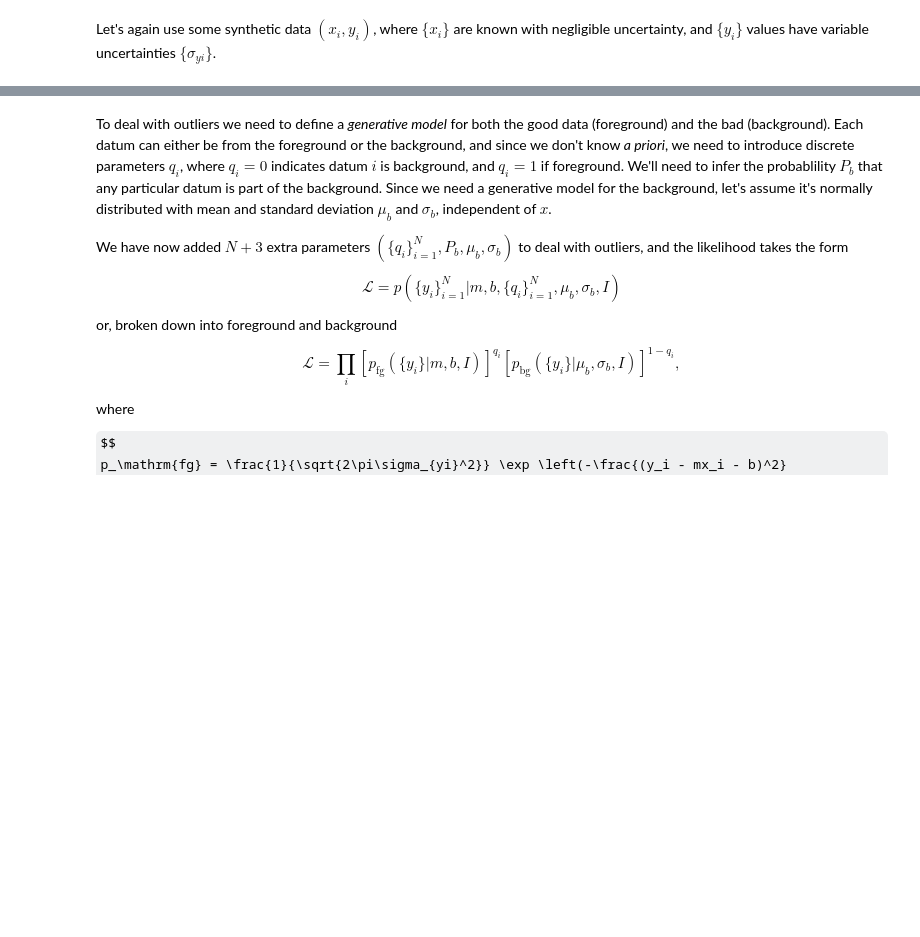
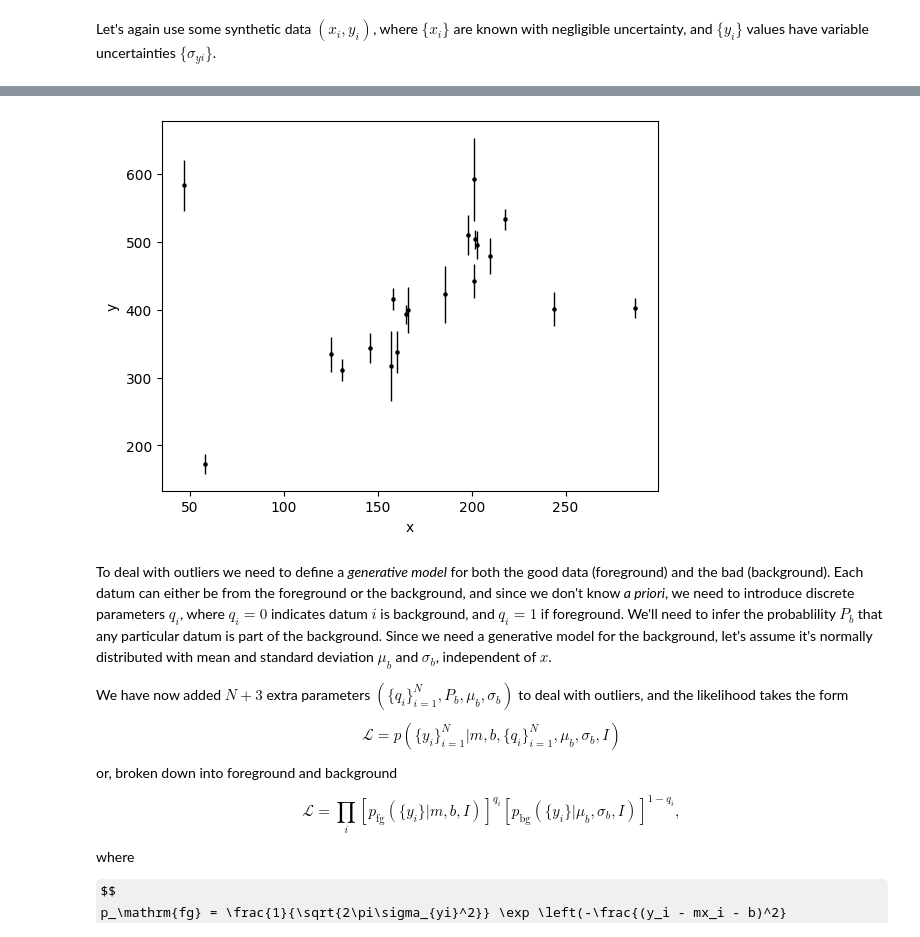
Before and after one commit to wrighj26/scicomp2_F25_wright, a Jupyter notebook: notebooks/Modeling Outliers w NumPyro.ipynb, the cells around one changed output, grey strips where cells are left out. Drawn from its saved outputs; the diff is of its cells as text; code cells hidden in the pictures; some formulas as TeX source; blank space fills up the shorter version.

```diff
--- a/notebooks/Modeling Outliers w NumPyro.ipynb
+++ b/notebooks/Modeling Outliers w NumPyro.ipynb
@@ -17,3 +17,6 @@ import arviz as az
 This notebook ended up mirroring much of the work in [Dan Foreman-Mackey's blog post](https://dfm.io/posts/intro-to-numpyro/).
 # %% [markdown]
 Let's again use some synthetic data $(x_i,y_i)$, where $\{x_i\}$ are known with negligible uncertainty, and $\{y_i\}$ values have variable uncertainties $\{\sigma_{yi}\}$.
+# %%
+data = genfromtxt('../data/data_yerr.dat', names=True, comments='#', delimiter='&')
+data
@@ -20,3 +35,13 @@ Let's again use some synthetic data $(x_i,y_i)$, where $\{x_i\}$ are known with
+# %%
+def plot_data():
+    plt.errorbar(data['x'], data['y'], yerr=data['sigm_y'], fmt=",k", ms=0, capsize=0, lw=1)
+    plt.scatter(data['x'], data['y'], marker="o", s=5, c="k", label="data")
+    plt.xlabel('x')
+    plt.ylabel('y')
+# %%
+plot_data()
+# %% [output]
+[figure, added]
 # %% [markdown]
 To deal with outliers we need to define a *generative model* for both the good data (foreground) and the bad (background).  Each datum can either be from the foreground or the background, and since we don't know *a priori*, we need to introduce discrete parameters $q_i$, where $q_i=0$ indicates datum $i$ is background, and $q_i=1$ if foreground.  We'll need to infer the probablility $P_b$ that any particular datum is part of the background.  Since we need a generative model for the background, let's assume it's normally distributed with mean and standard deviation $\mu_b$ and $\sigma_b$, independent of $x$.
 
```
Also changed, not shown: parts of 18 cells of this notebook, 1 other file.
